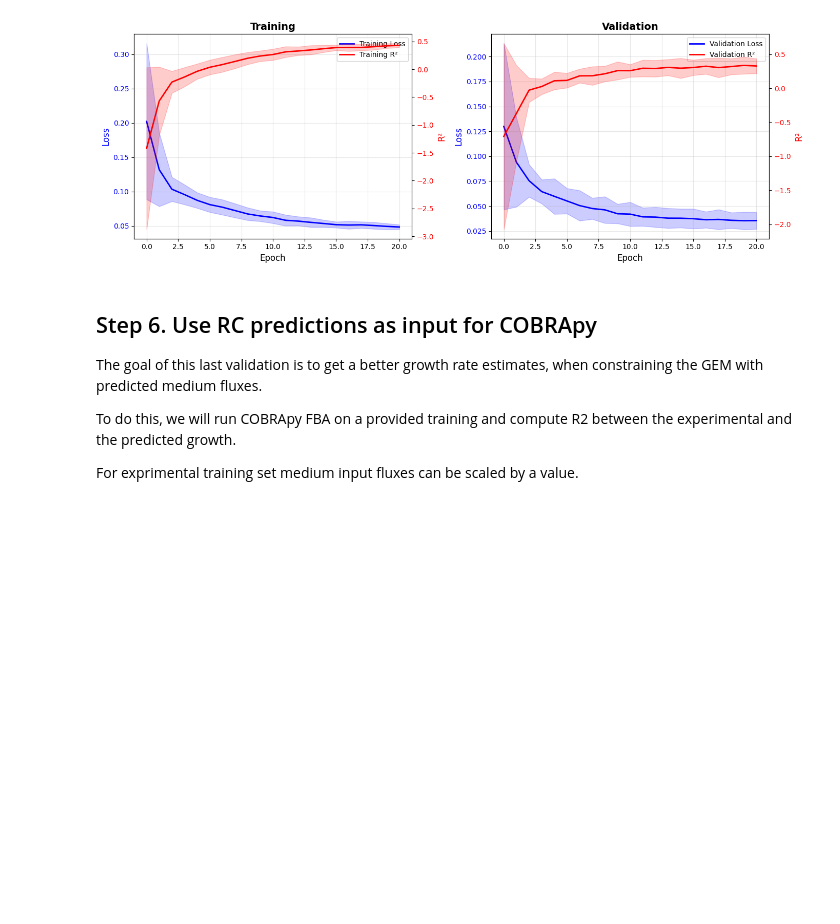
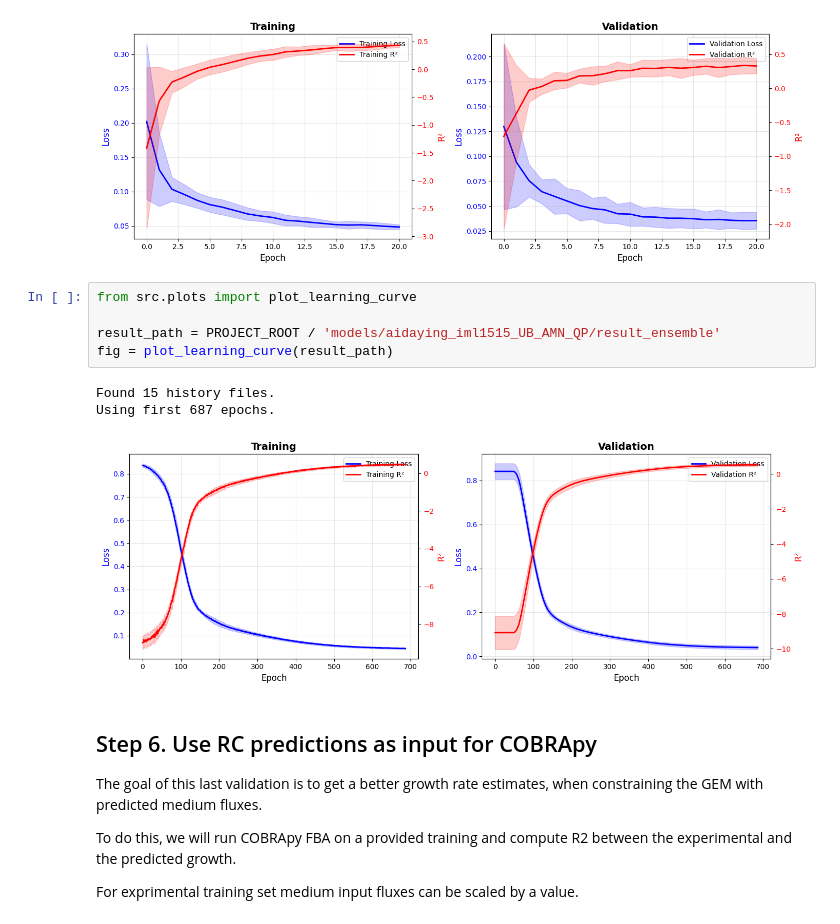
Before and after one commit to lyach/artificial-metabolic-networks, a Jupyter notebook: notebooks/Tutorial_Aida_LC.ipynb, the cells around one changed output. Drawn from its saved outputs; the diff is of its cells as text; blank space fills up the shorter version.

Commit message:
fix: update to Notebook and ensemble model params

```diff
--- a/notebooks/Tutorial_Aida_LC.ipynb
+++ b/notebooks/Tutorial_Aida_LC.ipynb
@@ -785,6 +785,15 @@ fig = plot_learning_curve(result_path)
 Found 15 history files.
 Using first 21 epochs.
 [figure]
+# %%
+from src.plots import plot_learning_curve
+
+result_path = PROJECT_ROOT / 'models/aidaying_iml1515_UB_AMN_QP/result_ensemble'
+fig = plot_learning_curve(result_path)
+# %% [output]
+Found 15 history files.
+Using first 687 epochs.
+[figure, added]
 # %% [markdown]
 ## Step 6. Use RC predictions as input for COBRApy
 
```
Also changed, not shown: 1 other file.
